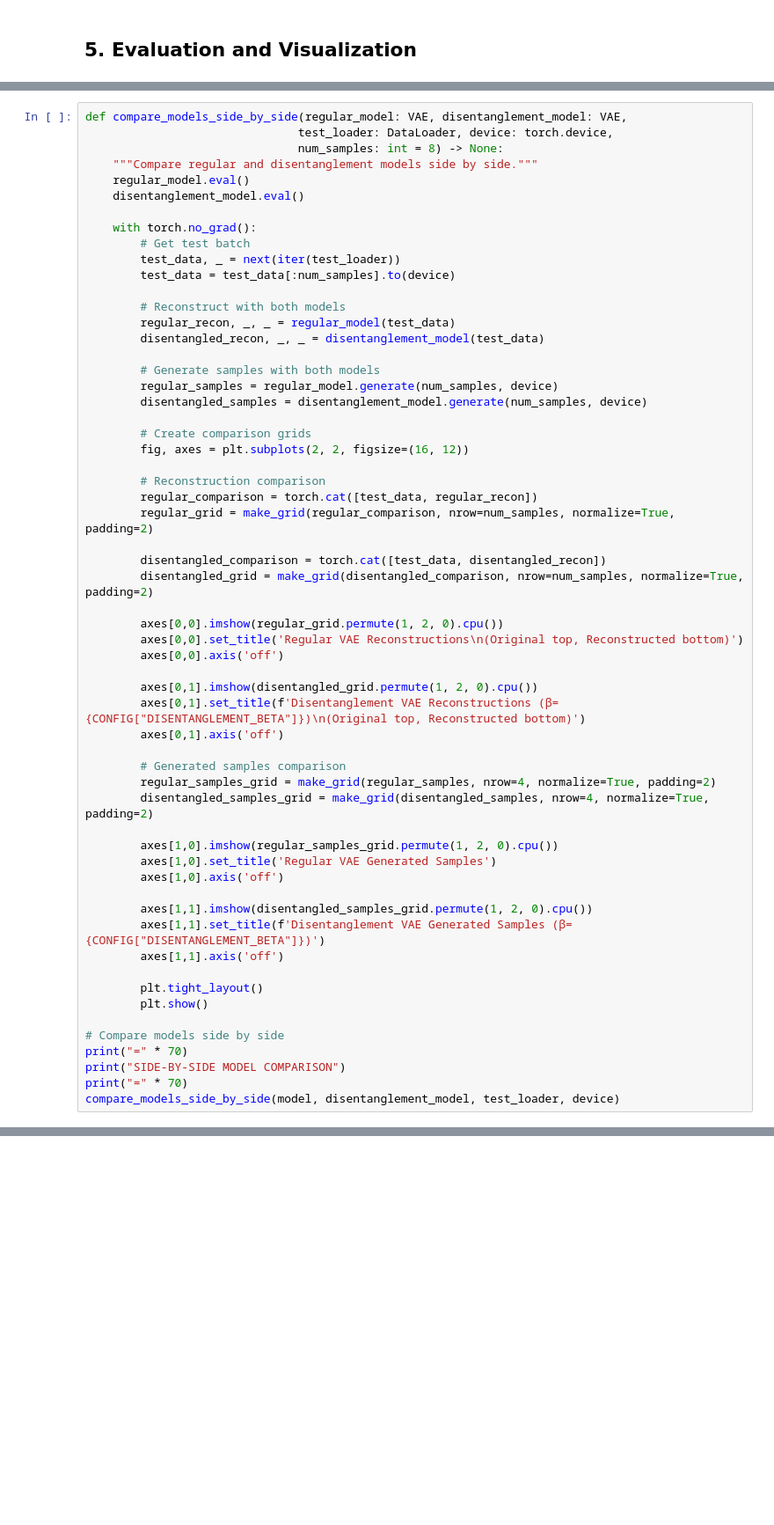
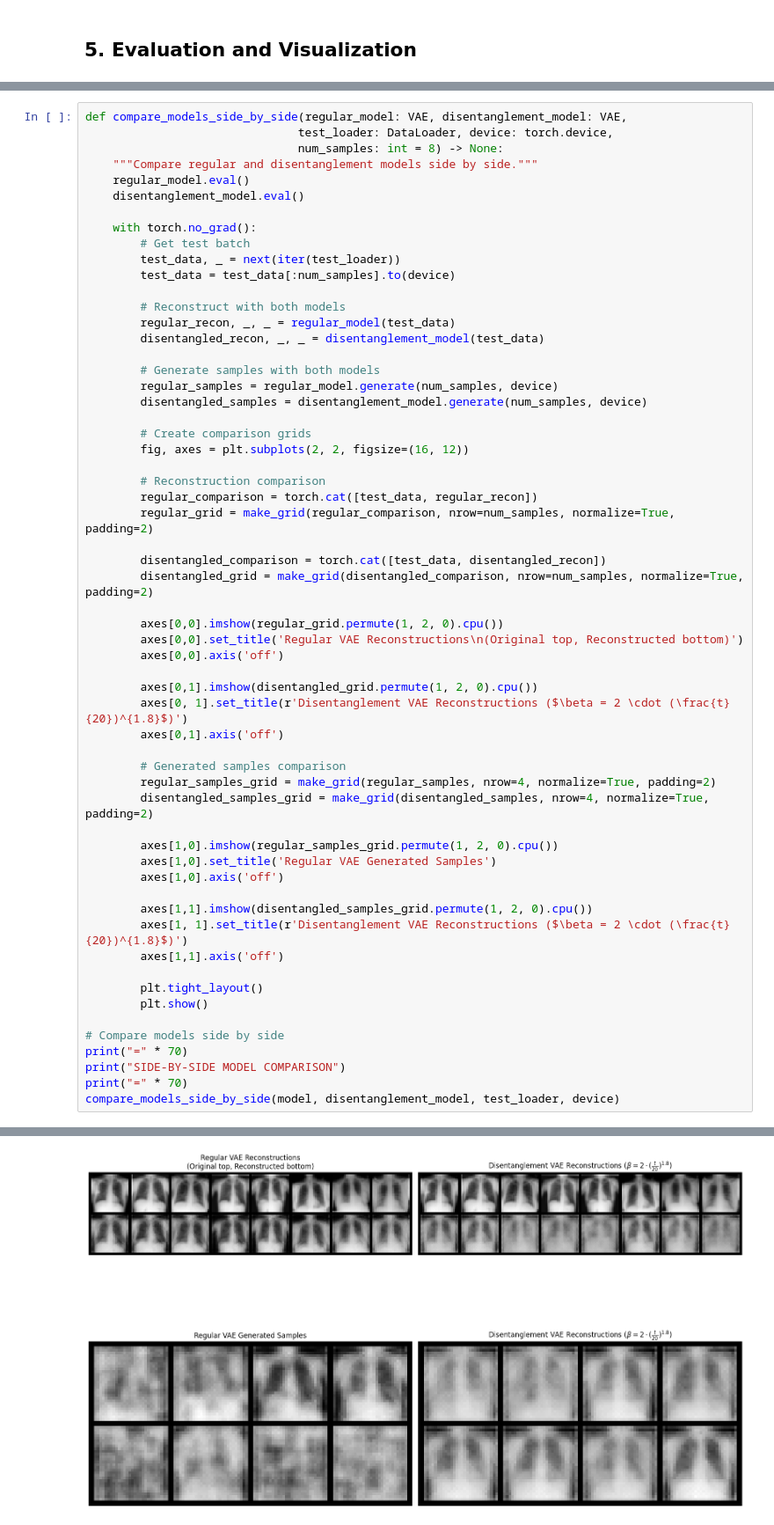
Before and after one commit to senemogluc/vae-medical-image-generator, a Jupyter notebook: modular_vae_analysis.ipynb, the cells around one changed output, grey strips where cells are left out. Shown at 88% size. Drawn from its saved outputs; the diff is of its cells as text; blank space fills up the shorter version.

```diff
--- a/modular_vae_analysis.ipynb
+++ b/modular_vae_analysis.ipynb
@@ -899,7 +975,7 @@ def compare_models_side_by_side(regular_model: VAE, disentanglement_model: VAE,
         axes[0,0].axis('off')
 
         axes[0,1].imshow(disentangled_grid.permute(1, 2, 0).cpu())
-        axes[0,1].set_title(f'Disentanglement VAE Reconstructions (β={CONFIG["DISENTANGLEMENT_BETA"]})\n(Original top, Reconstructed bottom)')
+        axes[0, 1].set_title(r'Disentanglement VAE Reconstructions ($\beta = 2 \cdot (\frac{t}{20})^{1.8}$)')
         axes[0,1].axis('off')
 
         # Generated samples comparison
@@ -911,7 +987,7 @@ def compare_models_side_by_side(regular_model: VAE, disentanglement_model: VAE,
         axes[1,0].axis('off')
 
         axes[1,1].imshow(disentangled_samples_grid.permute(1, 2, 0).cpu())
-        axes[1,1].set_title(f'Disentanglement VAE Generated Samples (β={CONFIG["DISENTANGLEMENT_BETA"]})')
+        axes[1, 1].set_title(r'Disentanglement VAE Reconstructions ($\beta = 2 \cdot (\frac{t}{20})^{1.8}$)')
         axes[1,1].axis('off')
 
         plt.tight_layout()
@@ -922,3 +998,4 @@ print("=" * 70)
 print("SIDE-BY-SIDE MODEL COMPARISON")
 print("=" * 70)
 compare_models_side_by_side(model, disentanglement_model, test_loader, device)
+# %% [output]
@@ -925,3 +1005,4 @@ compare_models_side_by_side(model, disentanglement_model, test_loader, device)
+[figure, added]
 # %%
 # Save the trained models
 regular_model_path = output_dir / 'vae_model.pth'
```
Also changed, not shown: parts of 16 cells of this notebook.
